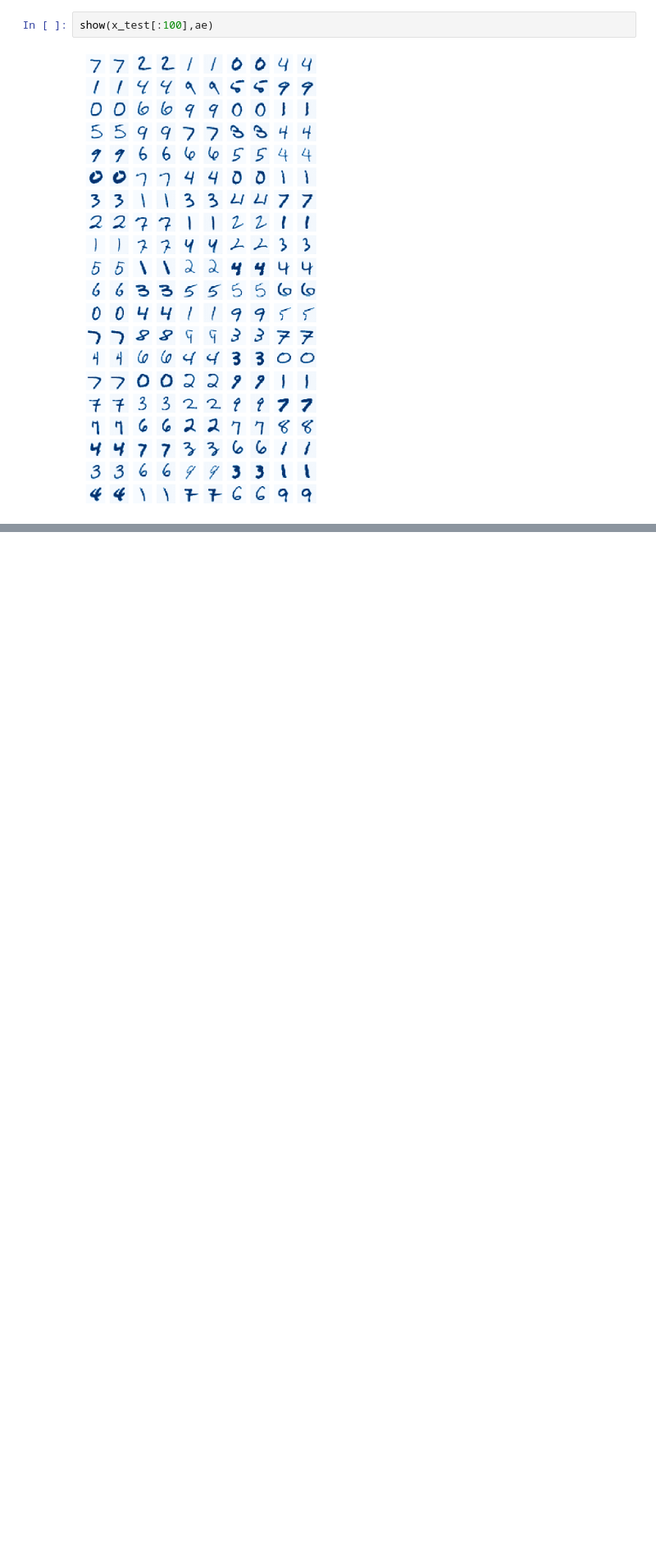
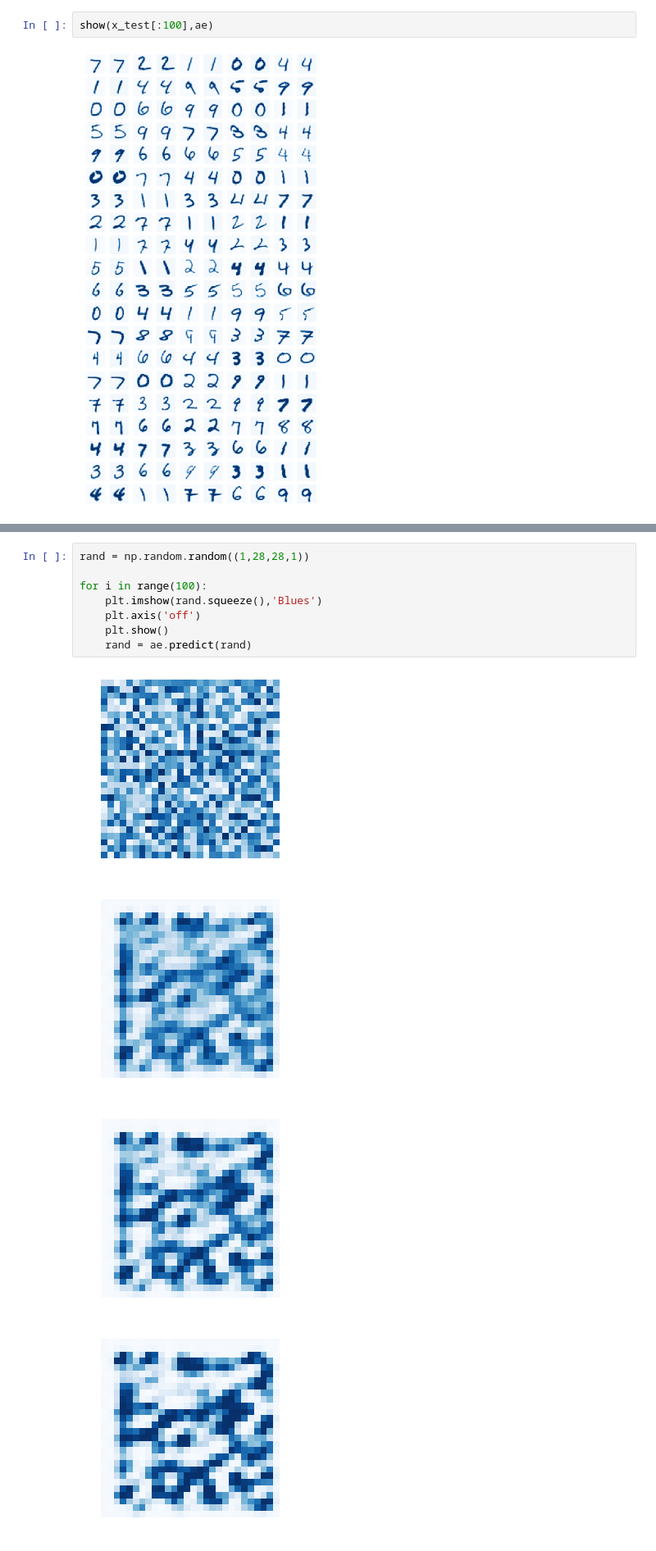
Before and after one commit to kruho/AutoEncoder, a Jupyter notebook: convAE.ipynb, the cells around one changed output, grey strips where cells are left out. Shown at 82% size. Cells and saved outputs as stored; diff of their text form; blank space fills up the shorter version.

```diff
--- a/convAE.ipynb
+++ b/convAE.ipynb
@@ -135,0 +136,13 @@ show(np.random.random((100,28,28,1)),ae)
+# %%
+rand = np.random.random((1,28,28,1))
+
+for i in range(100):
+    plt.imshow(rand.squeeze(),'Blues')
+    plt.axis('off')
+    plt.show()
+    rand = ae.predict(rand)
+# %% [output]
+[figure, added]
+[figure, added]
+[figure, added]
+[figure, added]
```
Also changed, not shown: parts of 5 cells of this notebook.
